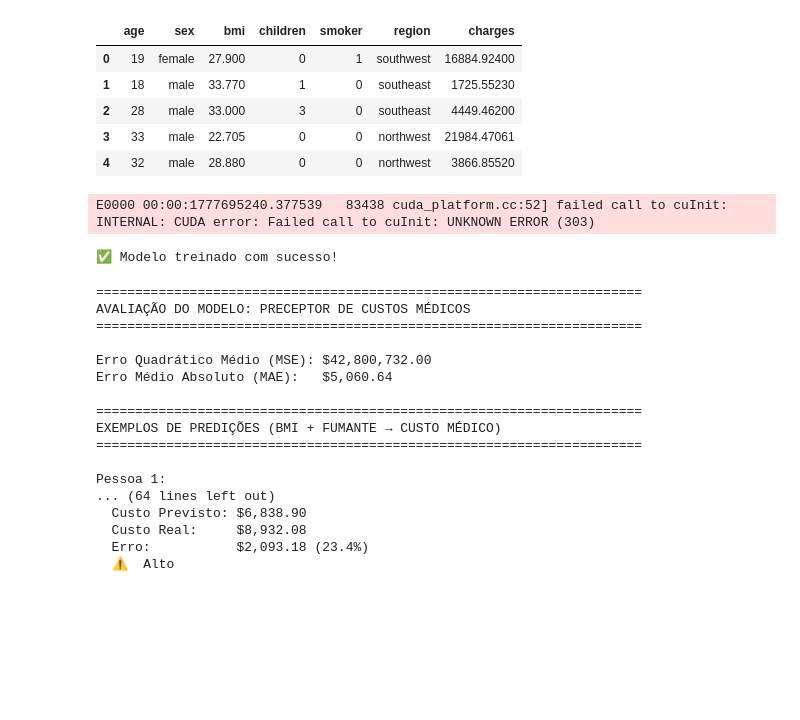
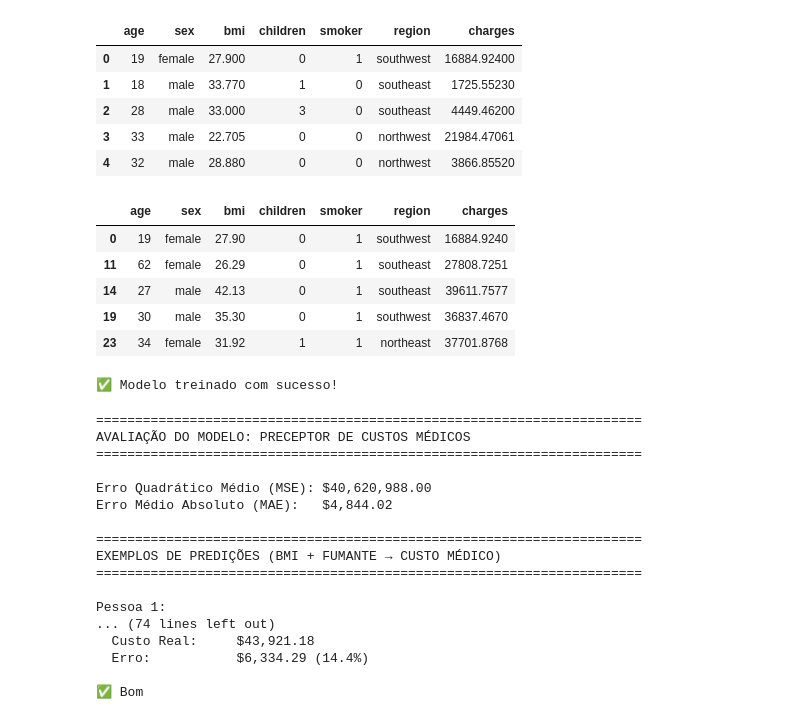
Before and after one commit to DaviFPassos/Helthy-Report, a Jupyter notebook: p1.ipynb, the cells around one changed output. Cells and saved outputs as stored; diff of their text form; code cells hidden in the pictures; blank space fills up the shorter version.

```diff
--- a/p1.ipynb
+++ b/p1.ipynb
@@ -1209,14 +1189,24 @@ df.head()
 | 2 | 28 | male | 33.000 | 3 | 0 | southeast | 4449.46200 |
 | 3 | 33 | male | 22.705 | 0 | 0 | northwest | 21984.47061 |
 | 4 | 32 | male | 28.880 | 0 | 0 | northwest | 3866.85520 |
+# %%
+df_smokers = df[df['smoker'] == 1]
+df_smokers.head()
+# %% [output]
+|  | age | sex | bmi | children | smoker | region | charges |
+| 0 | 19 | female | 27.90 | 0 | 1 | southwest | 16884.9240 |
+| 11 | 62 | female | 26.29 | 0 | 1 | southeast | 27808.7251 |
+| 14 | 27 | male | 42.13 | 0 | 1 | southeast | 39611.7577 |
+| 19 | 30 | male | 35.30 | 0 | 1 | southwest | 36837.4670 |
+| 23 | 34 | female | 31.92 | 1 | 1 | northeast | 37701.8768 |
 # %%
 from sklearn.preprocessing import StandardScaler
 import pandas as pd
 import random
 
 # 1. Preparando os Dados
-X = df[['bmi', 'smoker']].values
-y = df['charges'].values
+X = df_smokers[['bmi', 'smoker']].values
+y = df_smokers['charges'].values
 
 # 2. Splitting - Guardar cópias dos dados originais antes de escalar
 X_train, X_test, y_train, y_test = train_test_split(
@@ -1235,8 +1225,8 @@ X_test_scaled = scaler.transform(X_test)
 # 4. Arquitetura para REGRESSÃO (Prever Números)
 model_regression = Sequential([
     layers.Input(shape=(2,)),
-    layers.Dense(64, activation='relu'),  # Neurônios para captar a complexidade do custo
-    layers.Dense(32, activation='relu'),
+    layers.Dense(4096, activation='relu'),  # Neurônios para captar a complexidade do custo
+    layers.Dense(2048, activation='relu'),
     layers.Dense(1)  # SEM ATIVAÇÃO para retornar qualquer valor numérico
 ])
 
@@ -1249,7 +1239,7 @@ model_regression.compile(
 # 5. Treino
 history = model_regression.fit(
     X_train_scaled, y_train,
-    epochs=70,
+    epochs=22,
     batch_size=32,
     validation_data=(X_test_scaled, y_test),
     verbose=0
@@ -1257,8 +1247,7 @@ history = model_regression.fit(
 
 print("✅ Modelo treinado com sucesso!")
 # %% [output]
-E0000 00:00:1777695240.377539   83438 cuda_platform.cc:52] failed call to cuInit: INTERNAL: CUDA error: Failed call to cuInit: UNKNOWN ERROR (303)
+✅ Modelo treinado com sucesso!
-✅ Modelo treinado com sucesso!
 # %%
 # 1. Avaliação do Modelo de Regressão
 print("=" * 70)
@@ -1298,25 +1287,30 @@ for idx, i in enumerate(indices_sorteados, 1):
     print(f"  Custo Previsto: ${predicted_charge:,.2f}")
     print(f"  Custo Real:     ${real_charge:,.2f}")
     print(f"  Erro:           ${error:,.2f} ({percent_error:.1f}%)")
-    print(f"  {'✅ Bom' if percent_error < 20 else '⚠️  Alto'}")
+    if percent_error <= 25:
+        print('\n✅ Bom')
+    elif 25<percent_error<=45:
+        print('\n⚠️ Médio')
+    else:
+        print('\n❌  Alto')
 # %% [output]
 ======================================================================
 AVALIAÇÃO DO MODELO: PRECEPTOR DE CUSTOS MÉDICOS
 ======================================================================
 
-Erro Quadrático Médio (MSE): $42,800,732.00
-Erro Médio Absoluto (MAE):   $5,060.64
+Erro Quadrático Médio (MSE): $40,620,988.00
+Erro Médio Absoluto (MAE):   $4,844.02
 
 ======================================================================
 EXEMPLOS DE PREDIÇÕES (BMI + FUMANTE → CUSTO MÉDICO)
 ======================================================================
 
 Pessoa 1:
-... (64 lines left out)
-  Custo Previsto: $6,838.90
-  Custo Real:     $8,932.08
-  Erro:           $2,093.18 (23.4%)
-  ⚠️  Alto
+... (74 lines left out)
+  Custo Real:     $43,921.18
+  Erro:           $6,334.29 (14.4%)
+
+✅ Bom
 # %%
 # Configurar estilo dos gráficos
 sns.set_style("whitegrid")
```
Also changed, not shown: parts of 3 cells of this notebook.
